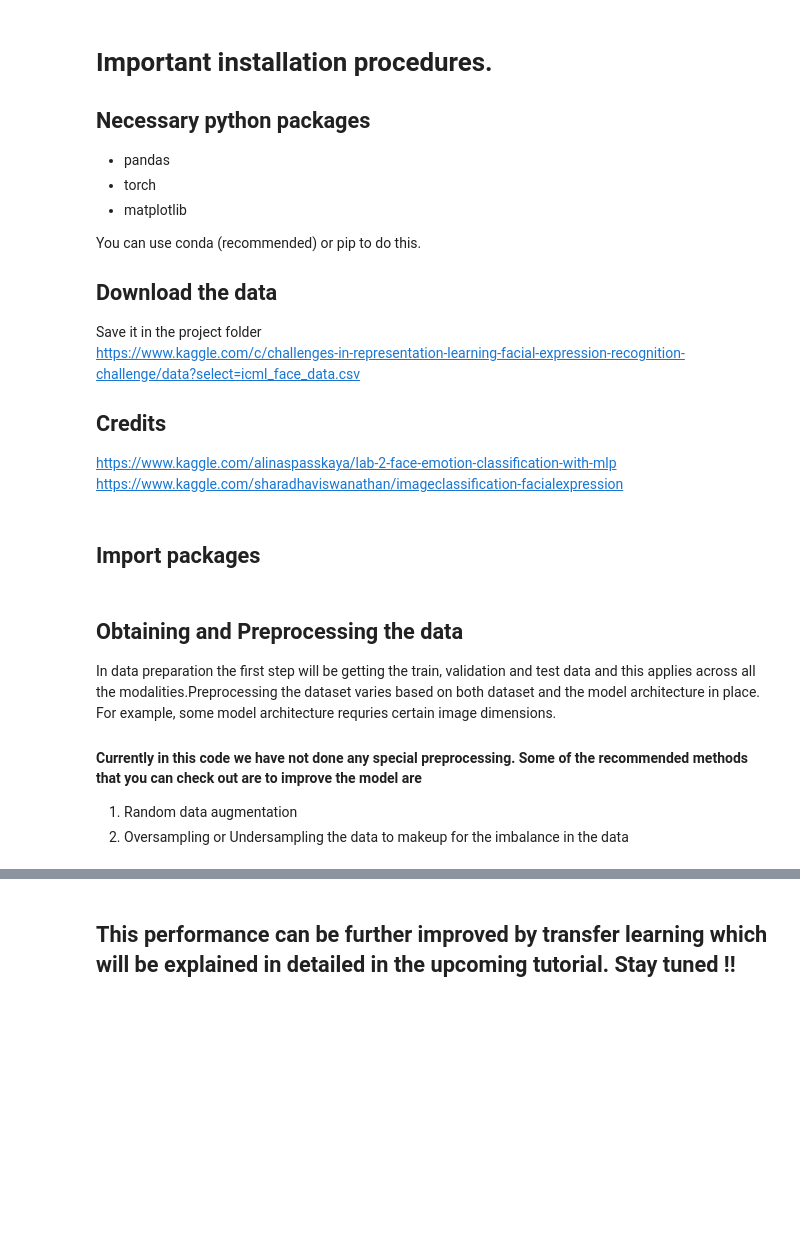
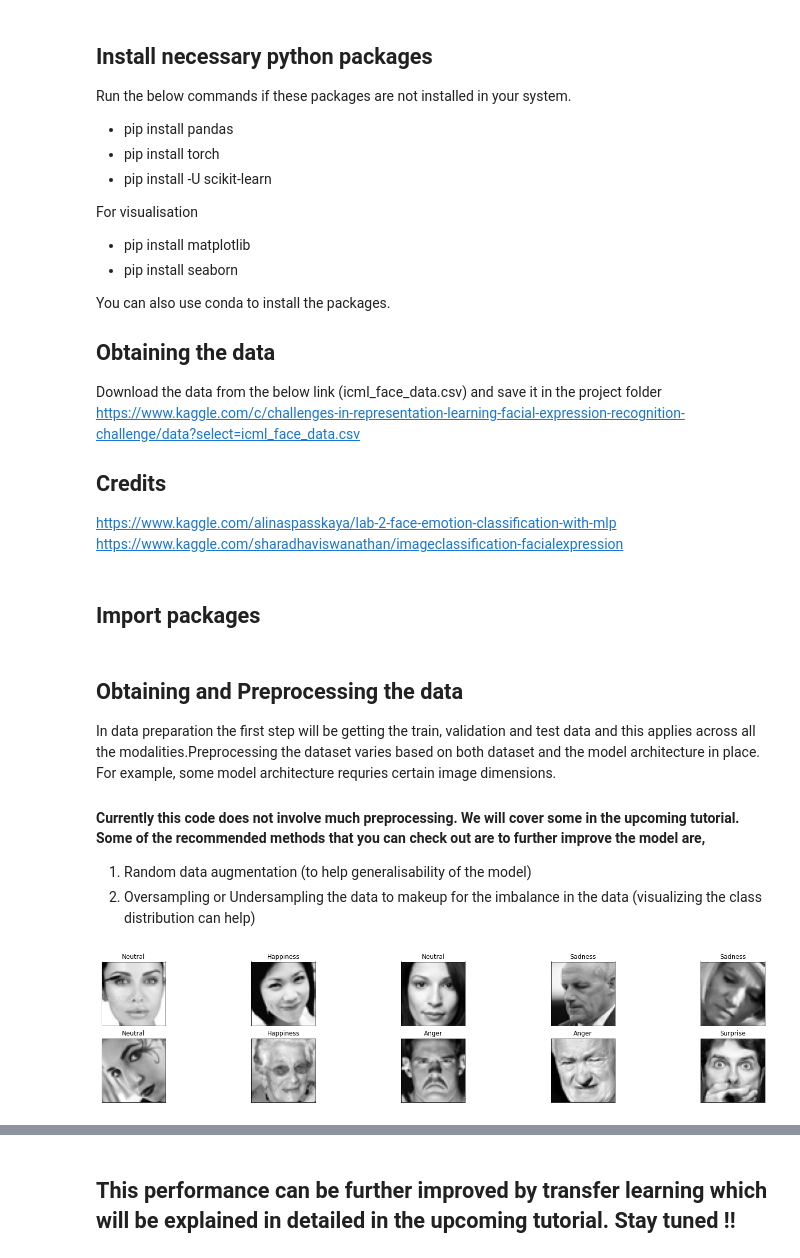
Before and after one commit to varsha33/a_basic_FER_example, a Jupyter notebook: A basic example FER.ipynb, the cells around one changed output, grey strips where cells are left out. Cells and saved outputs as stored; diff of their text form; code cells hidden in the pictures; blank space fills up the shorter version.

```diff
--- a/A basic example FER.ipynb
+++ b/A basic example FER.ipynb
@@ -1,18 +3,21 @@
 # %% [markdown]
-# Important installation procedures.
+## Install necessary python packages
 
+Run the below commands if these packages are not installed in your system.
 
-## Necessary python packages
+- pip install pandas
+- pip install torch
+- pip install -U scikit-learn
 
-- pandas
-- torch
-- matplotlib
+For visualisation
 
-You can use conda (recommended) or pip to do this.
+- pip install matplotlib
+- pip install seaborn
 
+You can also use conda to install the packages.
 
-## Download the data
-Save it in the project folder </br>
+## Obtaining the data
+Download the data from the below link (icml_face_data.csv) and save it in the project folder </br>
 https://www.kaggle.com/c/challenges-in-representation-learning-facial-expression-recognition-challenge/data?select=icml_face_data.csv
 
 
@@ -38,14 +45,15 @@ from torch.nn import functional as F
 In data preparation the first step will be getting the train, validation and test data and this applies across all the modalities.Preprocessing the dataset varies based on both dataset and the model architecture in place. For example, some model architecture requries certain image dimensions.
 
 
-####  Currently in this code we have not done any special preprocessing. Some of the recommended methods that you can check out are to improve the model are
+####  Currently this code does not involve much preprocessing. We will cover some in the upcoming tutorial. Some of the recommended methods that you can check out are to further improve the model are,
 
-1. Random data augmentation
-2. Oversampling or Undersampling the data to makeup for the imbalance in the data
+1. Random data augmentation (to help generalisability of the model)
+2. Oversampling or Undersampling the data to makeup for the imbalance in the data (visualizing the class distribution can help)
 # %%
 data_path = "./data/icml_face_data.csv"
 data = pd.read_csv(data_path) ## Grayscale images
 
+# (0=Angry, 1=Disgust, 2=Fear, 3=Happy, 4=Sad, 5=Surprise, 6=Neutral).
 emotion_labels = ['Anger', 'Disgust', 'Fear', 'Happiness', 'Sadness', 'Surprise', 'Neutral']
 
 
@@ -53,35 +61,37 @@ def parse_data(data):
 
     image_array = np.zeros(shape=(len(data), 48, 48)) # 1
     image_label = np.array(list(map(int, data['emotion'])))
 
     for i, row in enumerate(data.index):
 
         image = np.fromstring(data.loc[row, ' pixels'], dtype=int, sep=' ')
         image = np.reshape(image, (48, 48)) # 1
         image_array[i] = image
 
 
     return image_array, image_label
 
 # Splitting the data into train, validation and testing set thanks to Usage column
 train_imgs, train_lbls = parse_data(data[data[" Usage"] == "Training"])
-val_imgs, val_lbls = parse_data(data[data[" Usage"] == "PrivateTest"])
-test_imgs, test_lbls = parse_data(data[data[" Usage"] == "PublicTest"])
+val_imgs, val_lbls = parse_data(data[data[" Usage"] == "PublicTest"])
+test_imgs, test_lbls = parse_data(data[data[" Usage"] == "PrivateTest"])
 
 
 
 def sample_plot(x,y=None):    #x, y are numpy arrays
-    n = 10
+    n = 10 ## number of images to show
     samples = random.sample(range(x.shape[0]),n)
     fig, axs = plt.subplots(2,5, figsize=(25,5))
     ax = axs.ravel()
     for i in range(n):
         ax[i].imshow(x[samples[i],:,:], cmap=plt.get_cmap('gray'))
         ax[i].set_xticks([])
         ax[i].set_yticks([])
         if y is not None:
             ax[i].set_title(emotion_labels[y[samples[i]]])
 
 sample_plot(train_imgs,train_lbls)
+# %% [output]
+[figure, added]
 # %% [markdown]
 ## Structuring the dataset to pass it through a dataloader in Pytorch
```
Also changed, not shown: parts of 16 cells of this notebook.
